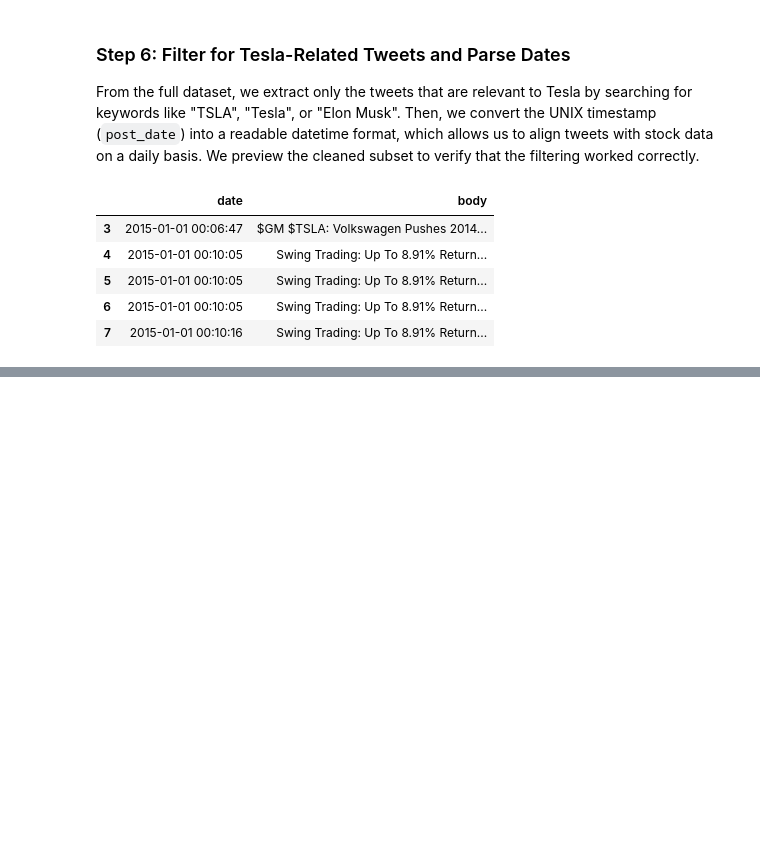
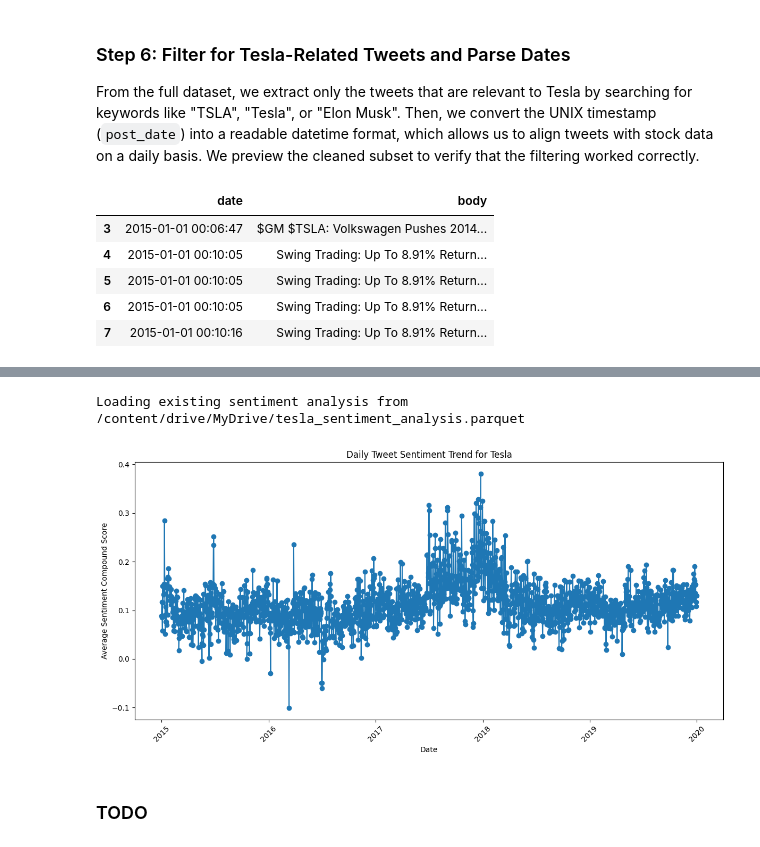
Before and after one commit to hish-school-work/Math509-project, a Jupyter notebook: Project509.ipynb, the cells around one changed output, grey strips where cells are left out. Cells and saved outputs as stored; diff of their text form; code cells hidden in the pictures; blank space fills up the shorter version.

Commit message:
Added Sentiment Analysis

```diff
--- a/Project509.ipynb
+++ b/Project509.ipynb
@@ -167,0 +176,22 @@ Index(['tweet_id', 'writer', 'post_date', 'body', 'comment_num', 'retweet_num',
+# %%
+import kagglehub
+from kagglehub import KaggleDatasetAdapter
+
+# Set the path to the file you'd like to load
+file_path = "Tweet.csv"
+
+# Load the latest version
+tweets_df = kagglehub.load_dataset(
+  KaggleDatasetAdapter.PANDAS,
+  "omermetinn/tweets-about-the-top-companies-from-2015-to-2020",
+  file_path,
+  # Provide any additional arguments like
+  # sql_query or pandas_kwargs. See the
+  # documenation for more information:
+  # https://github.com/Kaggle/kagglehub/blob/main/README.md#kaggledatasetadapterpandas
+)
+
+# Preview the columns
+print(tweets_df.columns)
+
+tweets_df.head()
@@ -172,7 +214,7 @@ From the full dataset, we extract only the tweets that are relevant to Tesla by
 # %%
 # Filter for Tesla-related tweets (case-insensitive)
 tesla_tweets = tweets_df[
-    tweets_df['body'].str.contains("TSLA|Tesla|Elon Musk", case=False, na=False)
+    tweets_df['body'].str.contains("TSLA|Tesla|Elon Musk|EV|Electric Vehicle", case=False, na=False)
 ].copy()
 
 # Convert post_date (UNIX timestamp) to datetime
@@ -189,0 +256,6 @@ tesla_tweets[['date', 'body']].head()
+# %%
+from google.colab import drive
+drive.mount('/content/drive')
+
+# Make sure the save_path is correct for your drive
+save_path = '/content/drive/MyDrive/tesla_sentiment_analysis.parquet'
@@ -189,0 +396,11 @@ tesla_tweets[['date', 'body']].head()
+# %%
+result = perform_sentiment_analysis(tweets_df)
+# %% [output]
+Loading existing sentiment analysis from /content/drive/MyDrive/tesla_sentiment_analysis.parquet
+# %%
+# Visualize sentiment trends
+plot_sentiment_trends(result['daily_sentiment'])
+# %% [output]
+[figure, added]
+# %% [markdown]
+### TODO
```
Also changed, not shown: parts of 12 cells of this notebook.
